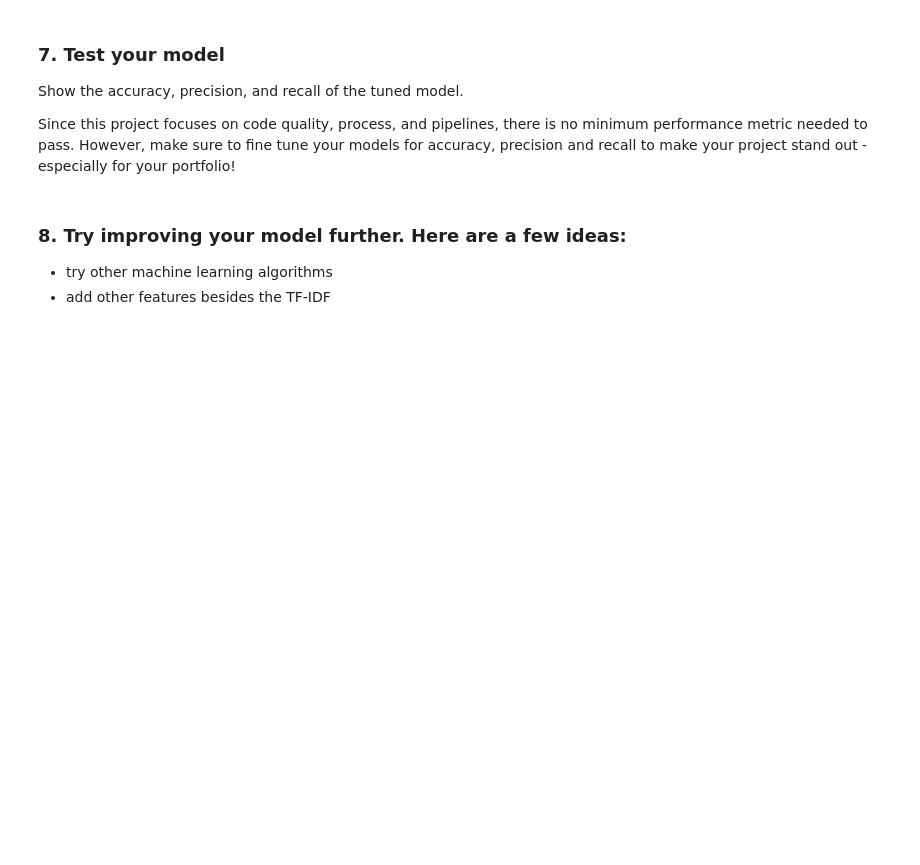
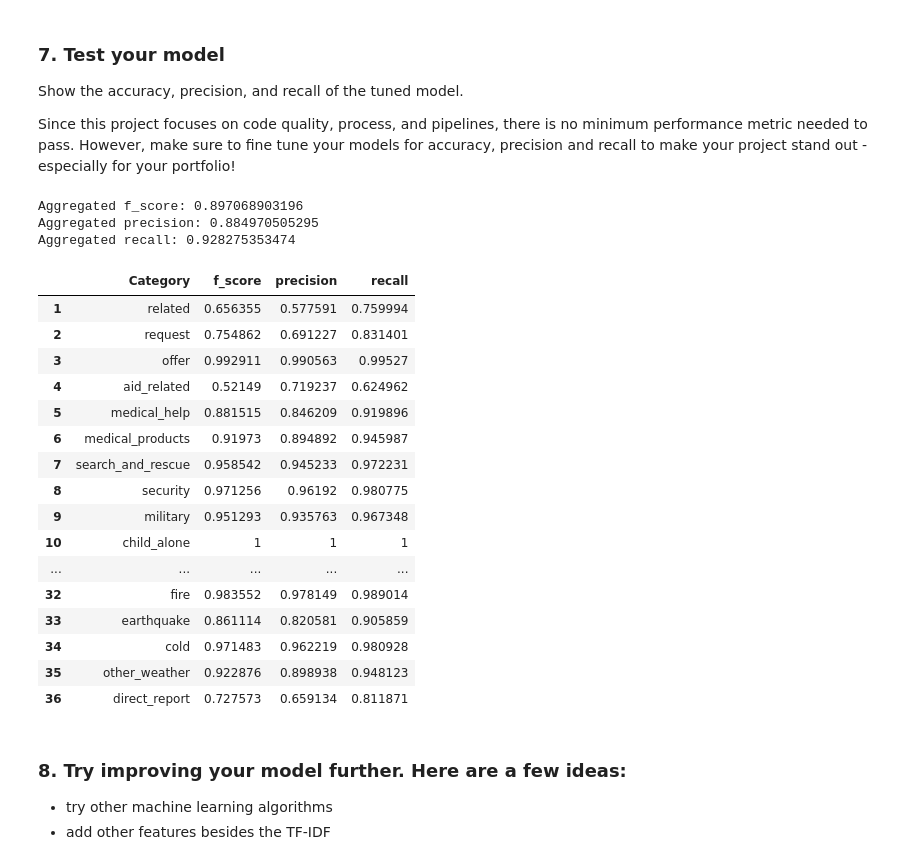
Before and after one commit to Narendra-Nks/Disaster_Response_Pipeline, a Jupyter notebook: ML_Pipeline_Preparation.ipynb, the cells around one changed output. Drawn from its saved outputs; the diff is of its cells as text; code cells hidden in the pictures; blank space fills up the shorter version.

```diff
--- a/ML_Pipeline_Preparation.ipynb
+++ b/ML_Pipeline_Preparation.ipynb
@@ -70,8 +130,40 @@ cv =
+# %%
+#pipeline.get_params()
+parameters = {'clf__estimator__max_depth': [10, 50, None],
+              'clf__estimator__min_samples_leaf':[2, 5, 10]}
+
+cv = GridSearchCV(pipeline, parameters)
 # %% [markdown]
 ### 7. Test your model
 Show the accuracy, precision, and recall of the tuned model.
 
 Since this project focuses on code quality, process, and  pipelines, there is no minimum performance metric needed to pass. However, make sure to fine tune your models for accuracy, precision and recall to make your project stand out - especially for your portfolio!
+# %%
+cv.fit(X_train.as_matrix(), y_train.as_matrix())
+y_pred = cv.predict(X_test)
+results2 = get_results(y_test, y_pred)
+results2
+# %% [output]
+Aggregated f_score: 0.897068903196
+Aggregated precision: 0.884970505295
+Aggregated recall: 0.928275353474
+|  | Category | f_score | precision | recall |
+| 1 | related | 0.656355 | 0.577591 | 0.759994 |
+| 2 | request | 0.754862 | 0.691227 | 0.831401 |
+| 3 | offer | 0.992911 | 0.990563 | 0.99527 |
+| 4 | aid_related | 0.52149 | 0.719237 | 0.624962 |
+| 5 | medical_help | 0.881515 | 0.846209 | 0.919896 |
+| 6 | medical_products | 0.91973 | 0.894892 | 0.945987 |
+| 7 | search_and_rescue | 0.958542 | 0.945233 | 0.972231 |
+| 8 | security | 0.971256 | 0.96192 | 0.980775 |
+| 9 | military | 0.951293 | 0.935763 | 0.967348 |
+| 10 | child_alone | 1 | 1 | 1 |
+| ... | ... | ... | ... | ... |
+| 32 | fire | 0.983552 | 0.978149 | 0.989014 |
+| 33 | earthquake | 0.861114 | 0.820581 | 0.905859 |
+| 34 | cold | 0.971483 | 0.962219 | 0.980928 |
+| 35 | other_weather | 0.922876 | 0.898938 | 0.948123 |
+| 36 | direct_report | 0.727573 | 0.659134 | 0.811871 |
 # %% [markdown]
 ### 8. Try improving your model further. Here are a few ideas:
 * try other machine learning algorithms
```
Also changed, not shown: parts of 11 cells of this notebook.
